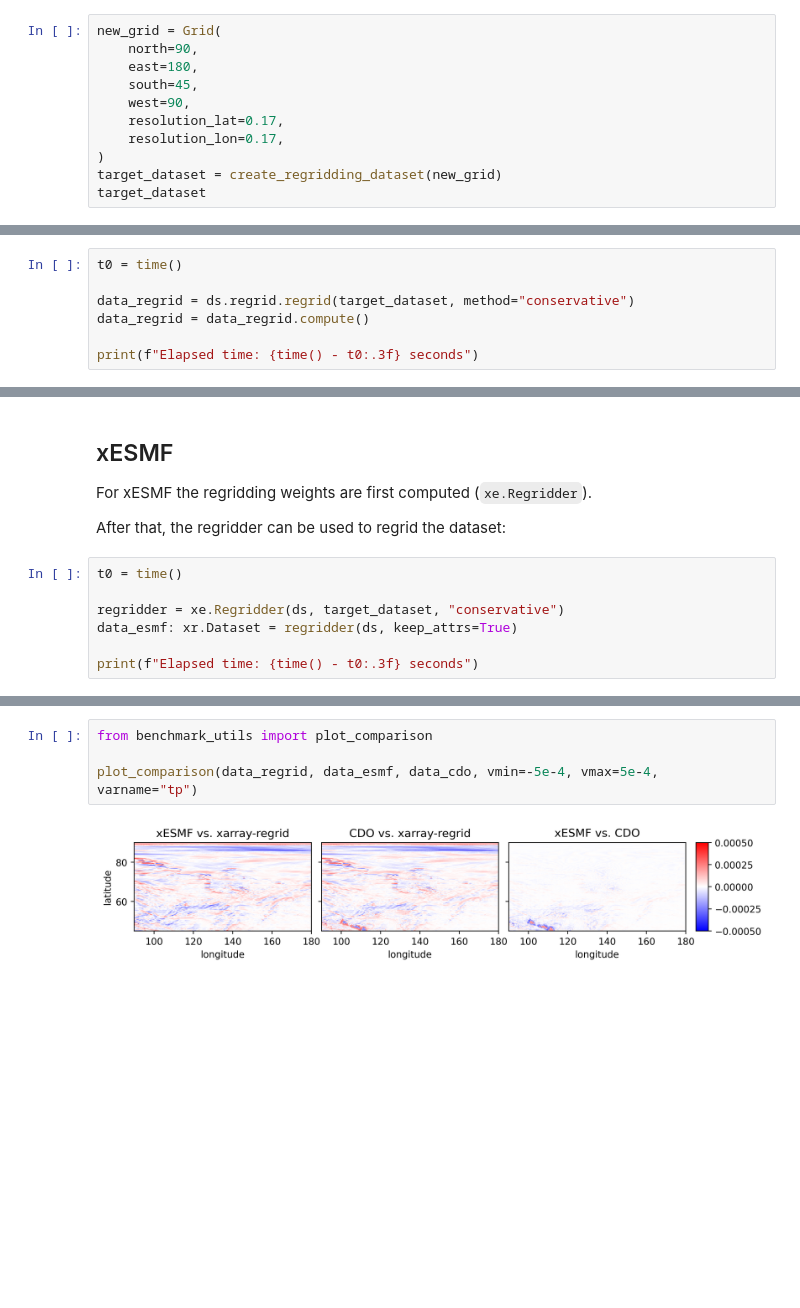
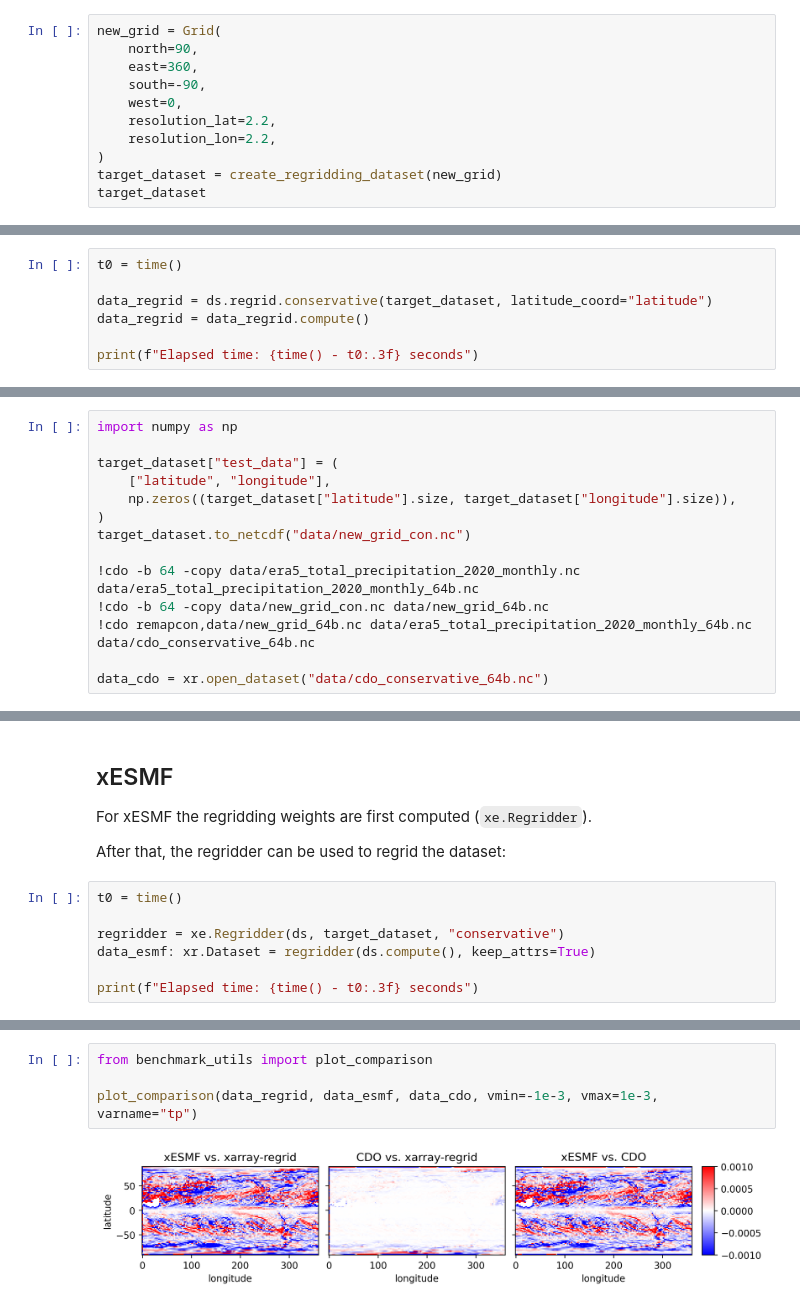
Before and after one commit to xarray-contrib/xarray-regrid, a Jupyter notebook: benchmarks/benchmarking_conservative.ipynb, the cells around one changed output, grey strips where cells are left out. Cells and saved outputs as stored; diff of their text form; blank space fills up the shorter version.

Commit message:
Dask, spherical correction, tests for conservative

```diff
--- a/benchmarks/benchmarking_conservative.ipynb
+++ b/benchmarks/benchmarking_conservative.ipynb
@@ -30,11 +31,11 @@ Here we use the `Grid` dataclass and `create_regridding_dataset` function from `
 # %%
 new_grid = Grid(
     north=90,
-    east=180,
-    south=45,
-    west=90,
-    resolution_lat=0.17,
-    resolution_lon=0.17,
+    east=360,
+    south=-90,
+    west=0,
+    resolution_lat=2.2,
+    resolution_lon=2.2,
 )
 target_dataset = create_regridding_dataset(new_grid)
 target_dataset
@@ -55,7 +56,7 @@ To make the comparison fair the lazy dataset is computed, to actually have the r
 # %%
 t0 = time()
 
-data_regrid = ds.regrid.regrid(target_dataset, method="conservative")
+data_regrid = ds.regrid.conservative(target_dataset, latitude_coord="latitude")
 data_regrid = data_regrid.compute()
 
 print(f"Elapsed time: {time() - t0:.3f} seconds")
@@ -87,0 +78,14 @@ data_cdo = xr.open_dataset("data/cdo_conservative_precip.nc")
+# %%
+import numpy as np
+
+target_dataset["test_data"] = (
+    ["latitude", "longitude"],
+    np.zeros((target_dataset["latitude"].size, target_dataset["longitude"].size)),
+)
+target_dataset.to_netcdf("data/new_grid_con.nc")
+
+!cdo -b 64 -copy data/era5_total_precipitation_2020_monthly.nc data/era5_total_precipitation_2020_monthly_64b.nc
+!cdo -b 64 -copy data/new_grid_con.nc data/new_grid_64b.nc
+!cdo remapcon,data/new_grid_64b.nc data/era5_total_precipitation_2020_monthly_64b.nc data/cdo_conservative_64b.nc
+
+data_cdo = xr.open_dataset("data/cdo_conservative_64b.nc")
@@ -95,7 +104,7 @@ After that, the regridder can be used to regrid the dataset:
 t0 = time()
 
 regridder = xe.Regridder(ds, target_dataset, "conservative")
-data_esmf: xr.Dataset = regridder(ds, keep_attrs=True)
+data_esmf: xr.Dataset = regridder(ds.compute(), keep_attrs=True)
 
 print(f"Elapsed time: {time() - t0:.3f} seconds")
 # %% [output]
@@ -112,8 +121,8 @@ The following code block computes the relative error `(a-b)/a` between the three
 # %%
 from benchmark_utils import plot_comparison
 
-plot_comparison(data_regrid, data_esmf, data_cdo, vmin=-5e-4, vmax=5e-4, varname="tp")
+plot_comparison(data_regrid, data_esmf, data_cdo, vmin=-1e-3, vmax=1e-3, varname="tp")
 # %% [output]
-[figure, old version]
+[figure, new version]
 # %% [markdown]
 We can calculate the root mean squared error as well:
```
Also changed, not shown: parts of 12 cells of this notebook, 5 other files.
